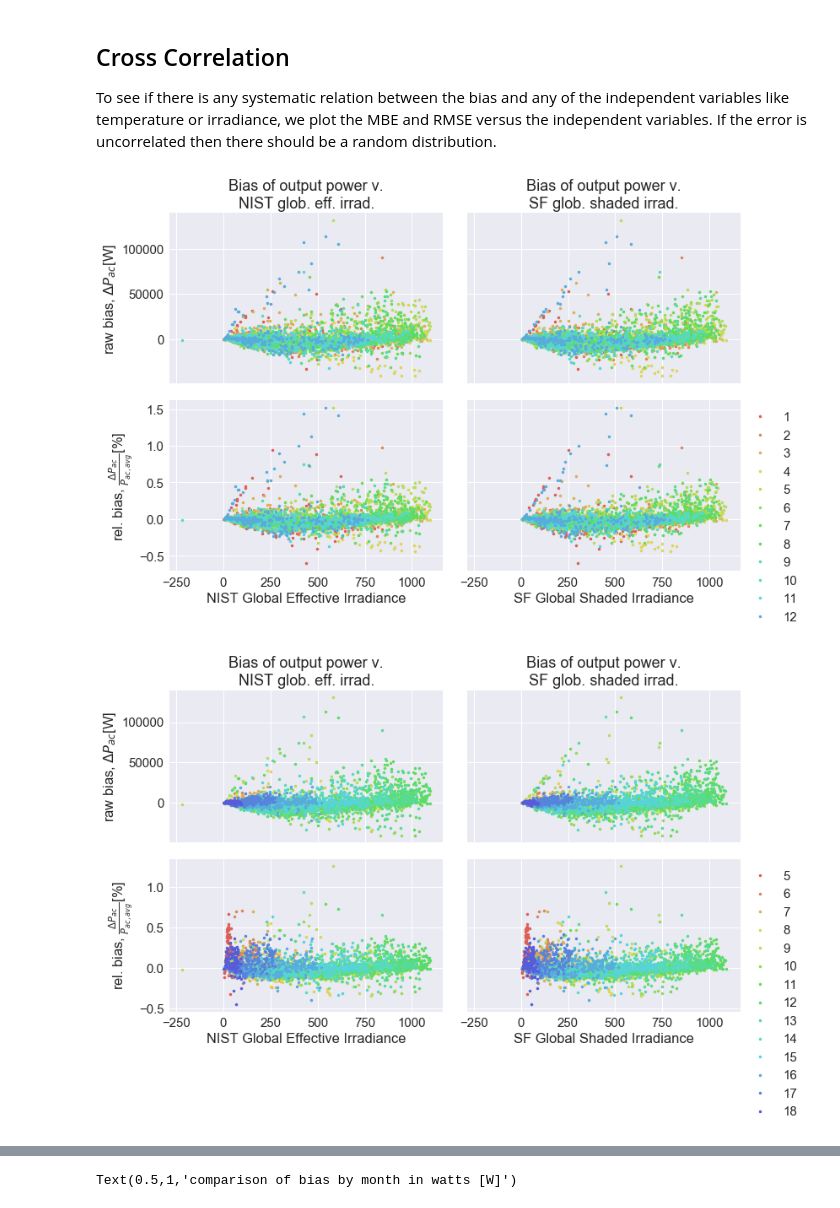
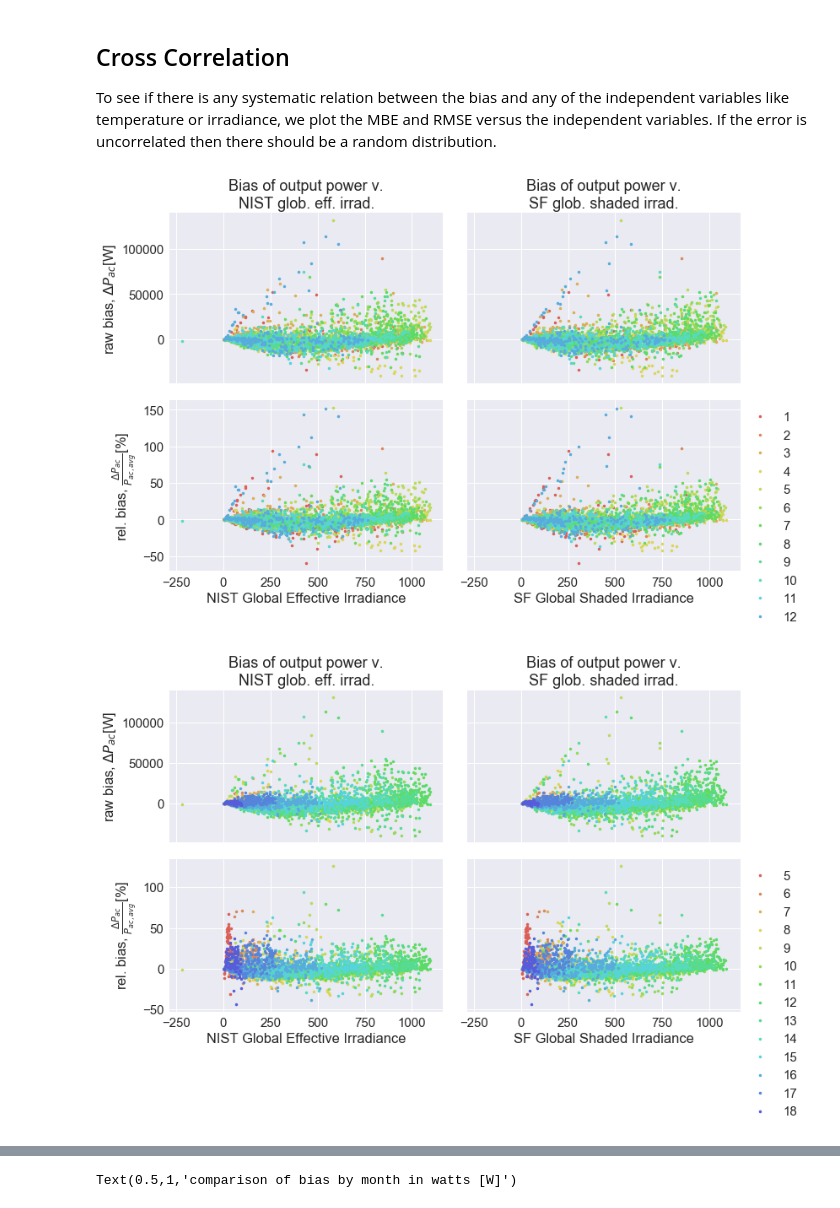
Before and after one commit to mikofski/pvsc45-solarfarmer, a Jupyter notebook: NIST_testbed_data.ipynb, the cells around one changed output, grey strips where cells are left out. Drawn from its saved outputs; the diff is of its cells as text; code cells hidden in the pictures.

```diff
--- a/NIST_testbed_data.ipynb
+++ b/NIST_testbed_data.ipynb
@@ -500,8 +500,8 @@ for m in monthly_pac_sf_avg.index:
     midx = comparison.month == m
     ax[0].plot(comparison.PAC_GND[midx] * 1000.0, comparison.MBE[midx], '.')
     ax[1].plot(comparison['Output Power'][midx], comparison.MBE[midx], '.')
-    ax[2].plot(comparison.PAC_GND[midx] * 1000.0, comparison.MBE[midx] / monthly_pac_sf_avg[m], '.')
-    ax[3].plot(comparison['Output Power'][midx], comparison.MBE[midx]  / monthly_pac_sf_avg[m], '.')
+    ax[2].plot(comparison.PAC_GND[midx] * 1000.0, comparison.MBE[midx] / monthly_pac_sf_avg[m] * 100, '.')
+    ax[3].plot(comparison['Output Power'][midx], comparison.MBE[midx]  / monthly_pac_sf_avg[m] * 100, '.')
 plt.legend(monthly_pac_sf_avg.index, loc='upper right', bbox_to_anchor=(1.25, 1.0))
 ax[0].set_title('Bias of output power v.\nNIST PAC')
 ax[1].set_title('Bias of output power v.\nSF Output Power')
@@ -538,23 +538,23 @@ To see if there is any systematic relation between the bias and any of the indep
 # %%
 # Cross validation of output power versus shaded irradiance
 f, ax = plt.subplots(2, 2, sharex=True, sharey='row')
 ax = ax.flatten()
 for m in monthly_pac_sf_avg.index:
     midx = comparison.month == m
     ax[0].plot(comparison.POA_GND[midx], comparison.MBE[midx], '.')
     ax[1].plot(comparison.ShadedIrradiance[midx], comparison.MBE[midx], '.')
-    ax[2].plot(comparison.POA_GND[midx], comparison.MBE[midx] / monthly_pac_sf_avg[m], '.')
-    ax[3].plot(comparison.ShadedIrradiance[midx], comparison.MBE[midx]  / monthly_pac_sf_avg[m], '.')
+    ax[2].plot(comparison.POA_GND[midx], comparison.MBE[midx] / monthly_pac_sf_avg[m] * 100, '.')
+    ax[3].plot(comparison.ShadedIrradiance[midx], comparison.MBE[midx]  / monthly_pac_sf_avg[m] * 100, '.')
 plt.legend(monthly_pac_sf_avg.index, loc='upper right', bbox_to_anchor=(1.25, 1.0))
 ax[0].set_title('Bias of output power v.\nNIST glob. eff. irrad.')
 ax[1].set_title('Bias of output power v.\nSF glob. shaded irrad.')
 ax[2].set_xlabel('NIST Global Effective Irradiance')
 ax[3].set_xlabel('SF Global Shaded Irradiance')
 ax[0].set_ylabel('raw bias, $\Delta P_{ac}$[W]')
 ax[2].set_ylabel('rel. bias, $\\frac{\\Delta P_{ac}}{P_{ac,avg}}$[%]')
 f.tight_layout()
 # %% [output]
-[figure, old version]
+[figure, new version]
 # %%
 # Cross validation of output power versus shaded irradiance
 f, ax = plt.subplots(2, 2, sharex=True, sharey='row')
@@ -563,9 +563,9 @@ for h in diurnal_pac_sf_avg.index:
     hidx = comparison.hour == h
     ax[0].plot(comparison.POA_GND[hidx], comparison.MBE[hidx], '.')
     ax[1].plot(comparison.ShadedIrradiance[hidx], comparison.MBE[hidx], '.')
-    ax[2].plot(comparison.POA_GND[hidx], comparison.MBE[hidx] / diurnal_pac_sf_avg[h], '.')
-    ax[3].plot(comparison.ShadedIrradiance[hidx], comparison.MBE[hidx] / diurnal_pac_sf_avg[h], '.')
-ax[3].legend(diurnal_pac_sf_avg.index, loc='upper right', bbox_to_anchor=(1.25, 1.0))
+    ax[2].plot(comparison.POA_GND[hidx], comparison.MBE[hidx] / diurnal_pac_sf_avg[h] * 100, '.')
+    ax[3].plot(comparison.ShadedIrradiance[hidx], comparison.MBE[hidx] / diurnal_pac_sf_avg[h] * 100, '.')
+ax[3].legend(diurnal_pac_sf_avg.index, loc='upper right', bbox_to_anchor=(1.25, 1.25))
 ax[0].set_title('Bias of output power v.\nNIST glob. eff. irrad.')
 ax[1].set_title('Bias of output power v.\nSF glob. shaded irrad.')
 ax[2].set_xlabel('NIST Global Effective Irradiance')
@@ -574,4 +574,4 @@ ax[0].set_ylabel('raw bias, $\Delta P_{ac}$[W]')
 ax[2].set_ylabel('rel. bias, $\\frac{\\Delta P_{ac}}{P_{ac,avg}}$[%]')
 f.tight_layout()
 # %% [output]
-[figure, old version]
+[figure, new version]
```
Also changed, not shown: parts of 19 cells of this notebook.
